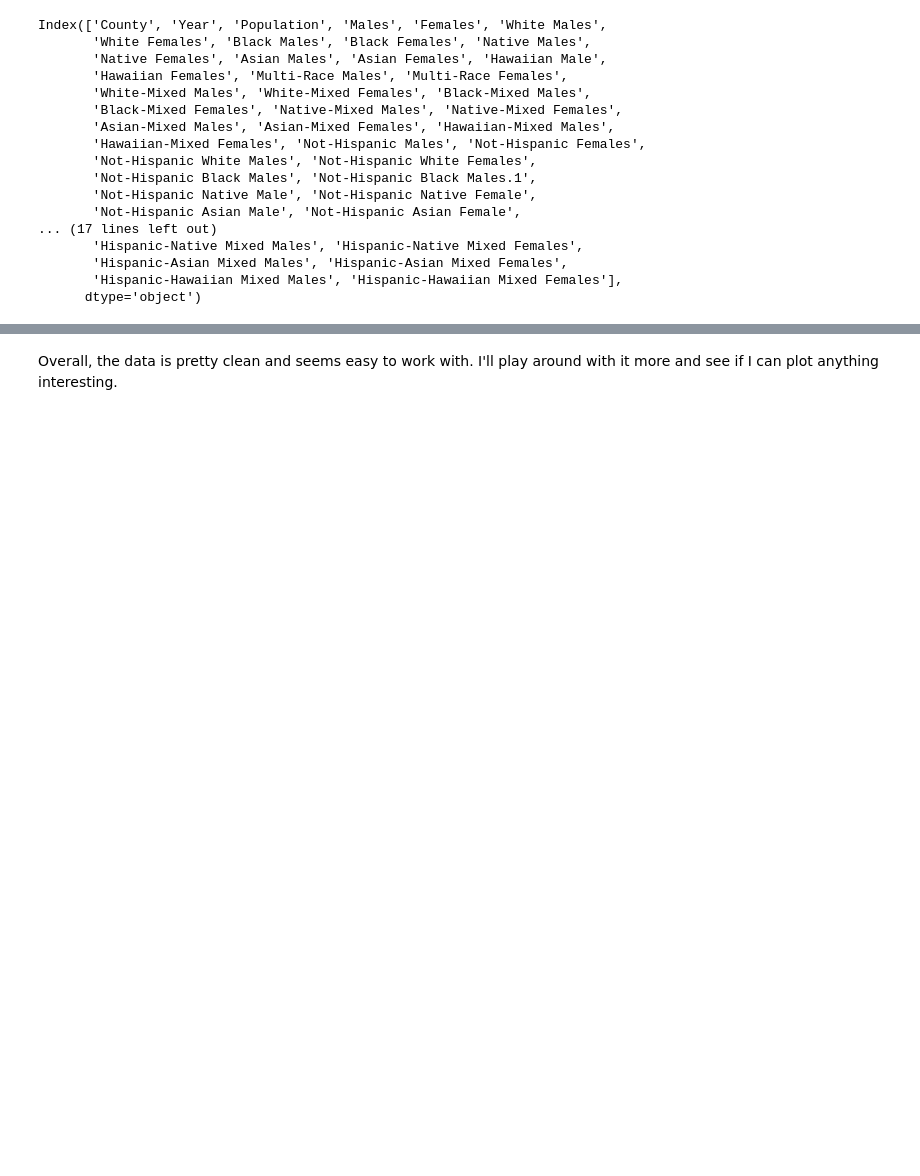
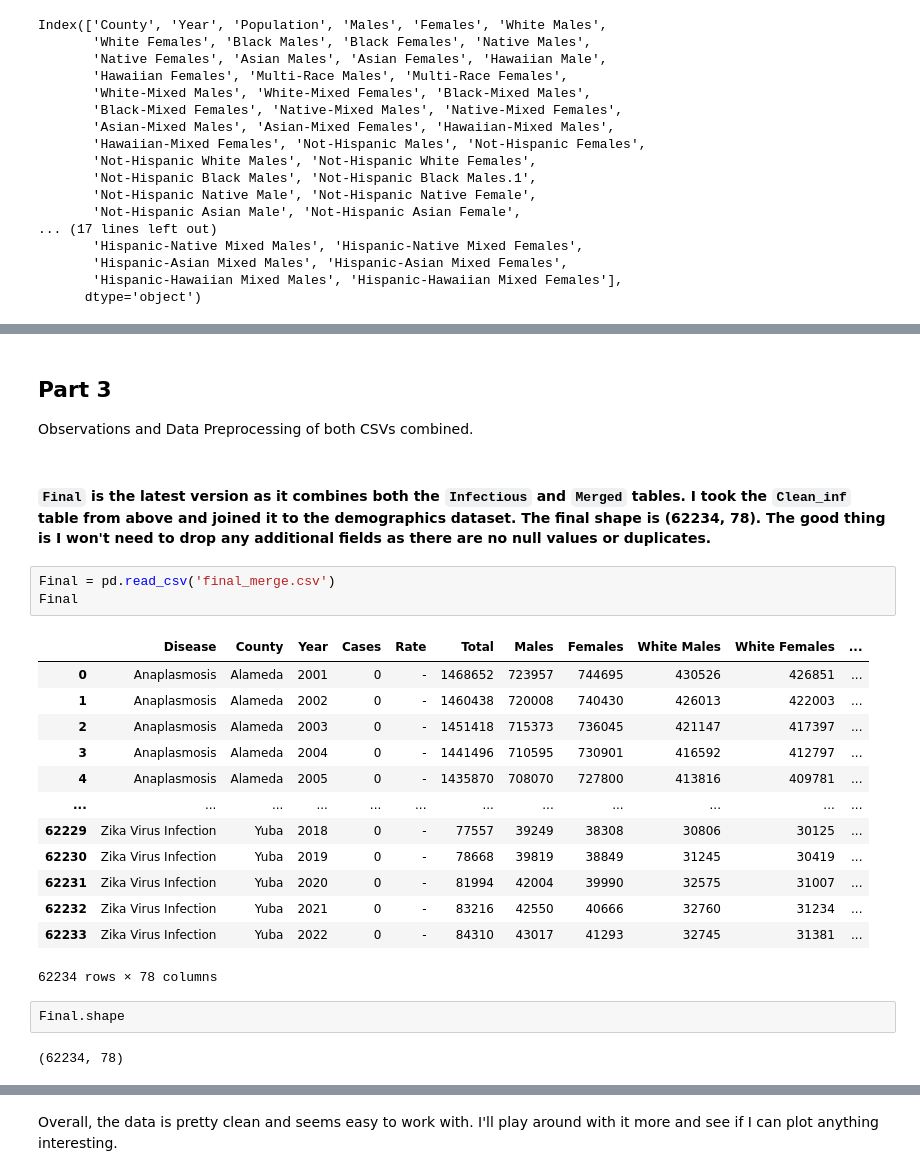
Before and after one commit to Farhan-Alavi/Capstone_Template, a Jupyter notebook: Notebooks/cap_draft1.ipynb, the cells around one changed output, grey strips where cells are left out. Saved outputs shown, nothing was run; the diff lists cells and outputs as text; blank space fills up the shorter version.

Commit message:
Latest updates for capstone, the tables have been merged and I started using Tableau.

```diff
--- a/Notebooks/cap_draft1.ipynb
+++ b/Notebooks/cap_draft1.ipynb
@@ -338,0 +407,26 @@ Observations and Data Preprocessing
+# %% [markdown]
+## Part 3
+Observations and Data Preprocessing of both CSVs combined.
+# %% [markdown]
+#### `Final` is the latest version as it combines both the `Infectious` and `Merged` tables. I took the `Clean_inf` table from above and joined it to the demographics dataset. The final shape is (62234, 78). The good thing is I won't need to drop any additional fields as there are no null values or duplicates.
+# %%
+Final = pd.read_csv('final_merge.csv')
+Final
+# %% [output]
+|  | Disease | County | Year | Cases | Rate | Total | Males | Females | White Males | White Females | ... |
+| 0 | Anaplasmosis | Alameda | 2001 | 0 | - | 1468652 | 723957 | 744695 | 430526 | 426851 | ... |
+| 1 | Anaplasmosis | Alameda | 2002 | 0 | - | 1460438 | 720008 | 740430 | 426013 | 422003 | ... |
+| 2 | Anaplasmosis | Alameda | 2003 | 0 | - | 1451418 | 715373 | 736045 | 421147 | 417397 | ... |
+| 3 | Anaplasmosis | Alameda | 2004 | 0 | - | 1441496 | 710595 | 730901 | 416592 | 412797 | ... |
+| 4 | Anaplasmosis | Alameda | 2005 | 0 | - | 1435870 | 708070 | 727800 | 413816 | 409781 | ... |
+| ... | ... | ... | ... | ... | ... | ... | ... | ... | ... | ... | ... |
+| 62229 | Zika Virus Infection | Yuba | 2018 | 0 | - | 77557 | 39249 | 38308 | 30806 | 30125 | ... |
+| 62230 | Zika Virus Infection | Yuba | 2019 | 0 | - | 78668 | 39819 | 38849 | 31245 | 30419 | ... |
+| 62231 | Zika Virus Infection | Yuba | 2020 | 0 | - | 81994 | 42004 | 39990 | 32575 | 31007 | ... |
+| 62232 | Zika Virus Infection | Yuba | 2021 | 0 | - | 83216 | 42550 | 40666 | 32760 | 31234 | ... |
+| 62233 | Zika Virus Infection | Yuba | 2022 | 0 | - | 84310 | 43017 | 41293 | 32745 | 31381 | ... |
+62234 rows × 78 columns
+# %%
+Final.shape
+# %% [output]
+(62234, 78)
```
Also changed, not shown: parts of 33 cells of this notebook, 1 other file.
